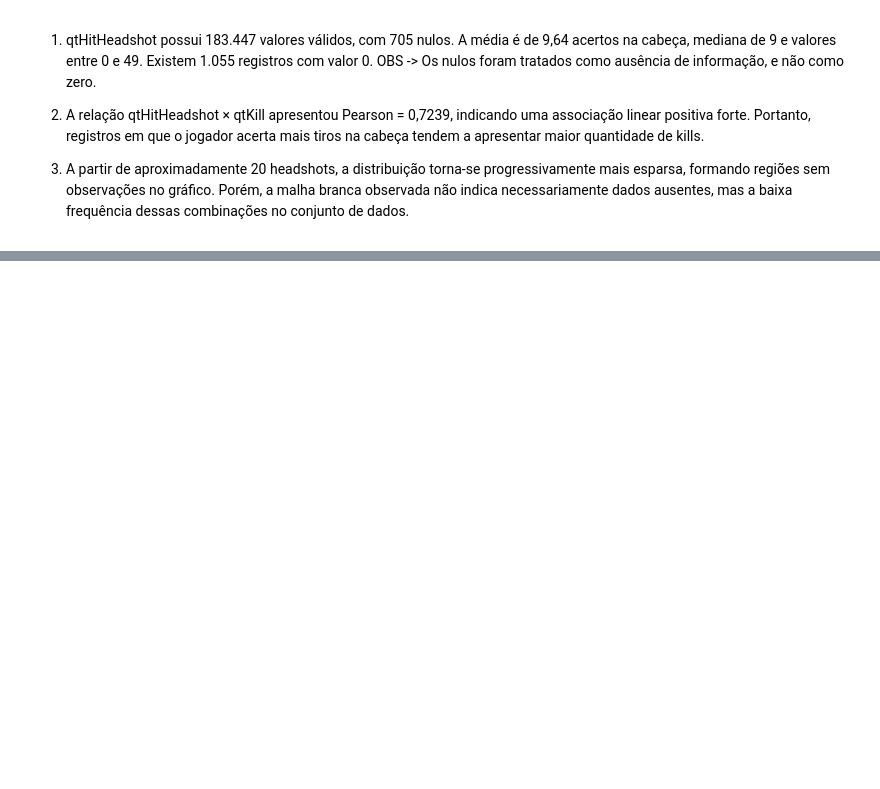
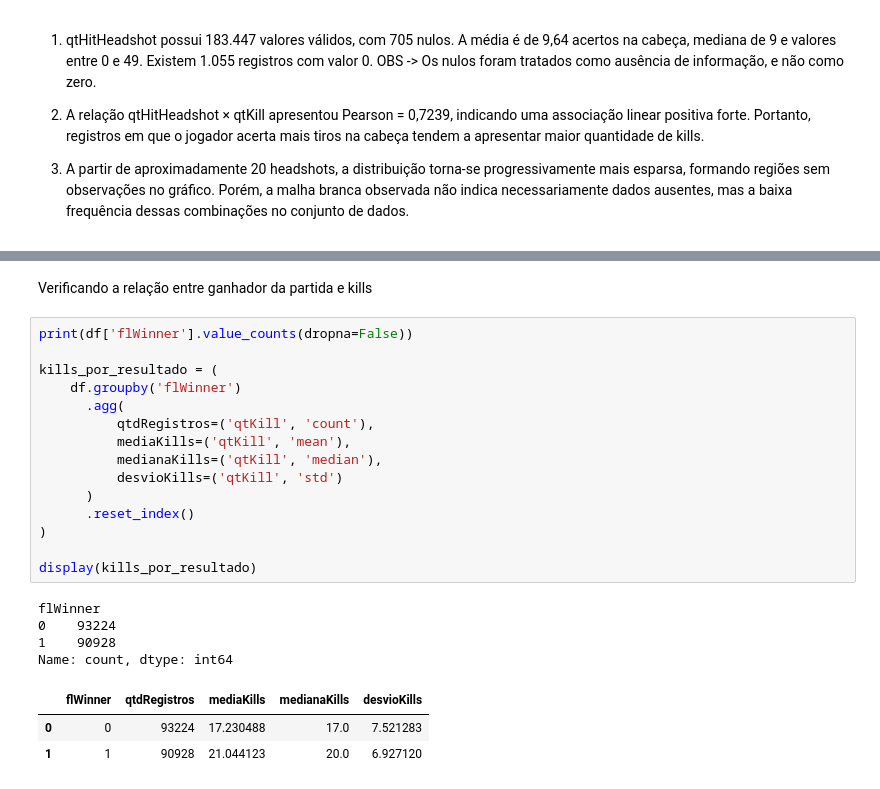
Before and after one commit to lucasccesar/Projeto-IA, a Jupyter notebook: notebooks/01_eda_dataset.ipynb, the cells around one changed output, grey strips where cells are left out. Saved outputs shown, nothing was run; the diff lists cells and outputs as text; blank space fills up the shorter version.

```diff
--- a/notebooks/01_eda_dataset.ipynb
+++ b/notebooks/01_eda_dataset.ipynb
@@ -1324,0 +1385,25 @@ df[
+# %% [markdown]
+Verificando a relação entre ganhador da partida e kills
+# %%
+print(df['flWinner'].value_counts(dropna=False))
+
+kills_por_resultado = (
+    df.groupby('flWinner')
+      .agg(
+          qtdRegistros=('qtKill', 'count'),
+          mediaKills=('qtKill', 'mean'),
+          medianaKills=('qtKill', 'median'),
+          desvioKills=('qtKill', 'std')
+      )
+      .reset_index()
+)
+
+display(kills_por_resultado)
+# %% [output]
+flWinner
+0    93224
+1    90928
+Name: count, dtype: int64
+|  | flWinner | qtdRegistros | mediaKills | medianaKills | desvioKills |
+| 0 | 0 | 93224 | 17.230488 | 17.0 | 7.521283 |
+| 1 | 1 | 90928 | 21.044123 | 20.0 | 6.927120 |
```
Also changed, not shown: parts of 10 cells of this notebook.
